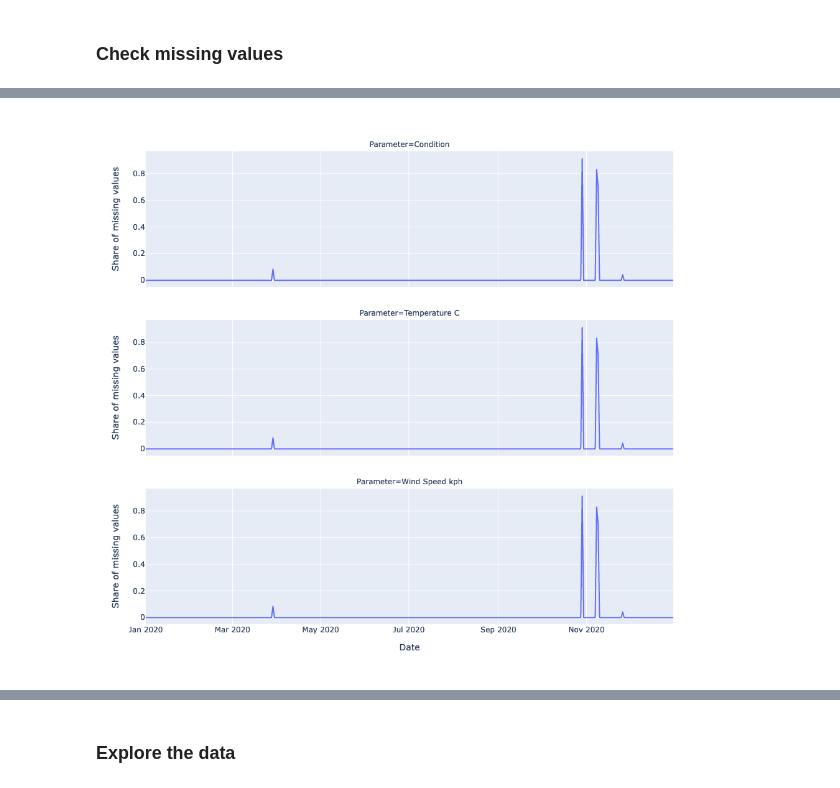
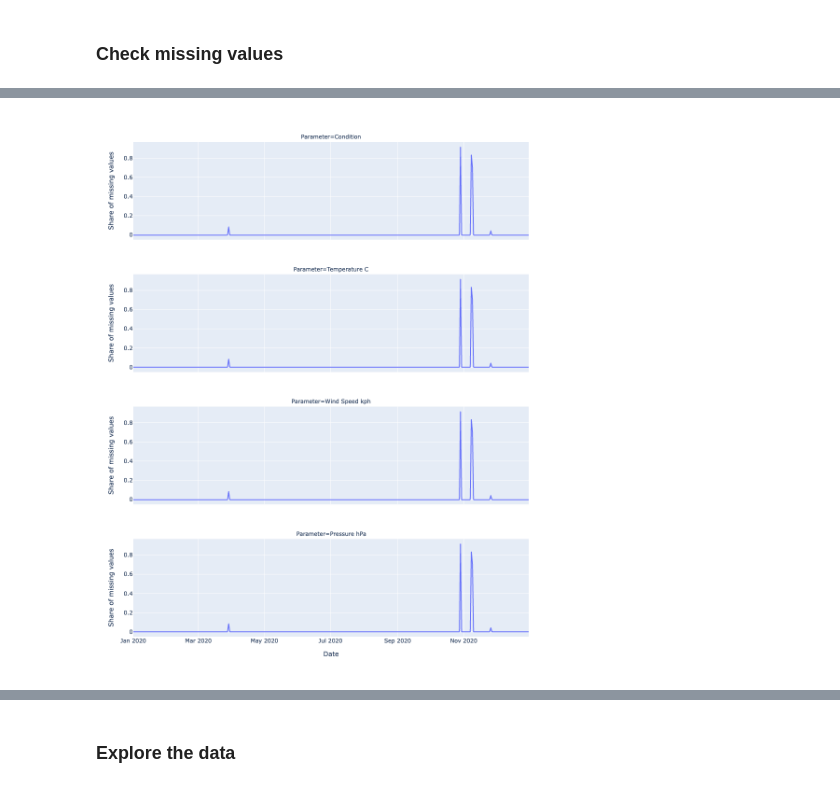
Before and after one commit to kubekmonika/air-quality-analysis, a Jupyter notebook: analyses/weather.ipynb, the cells around one changed output, grey strips where cells are left out. Drawn from its saved outputs; the diff is of its cells as text; code cells hidden in the pictures.

```diff
--- a/analyses/weather.ipynb
+++ b/analyses/weather.ipynb
@@ -39,8 +40,8 @@ Wind Speed kph    62
 dtype: int64
 # %%
-plot_missing_values(data, ['Condition', 'Temperature C', 'Wind Speed kph'])
+plot_missing_values(data, ['Condition', 'Temperature C', 'Wind Speed kph', 'Pressure hPa'])
 # %% [output]
-[figure, old version]
+[figure, new version]
 # %%
 data['Condition'] = data['Condition'].ffill(limit=3)
 
```
Also changed, not shown: parts of 11 cells of this notebook.
